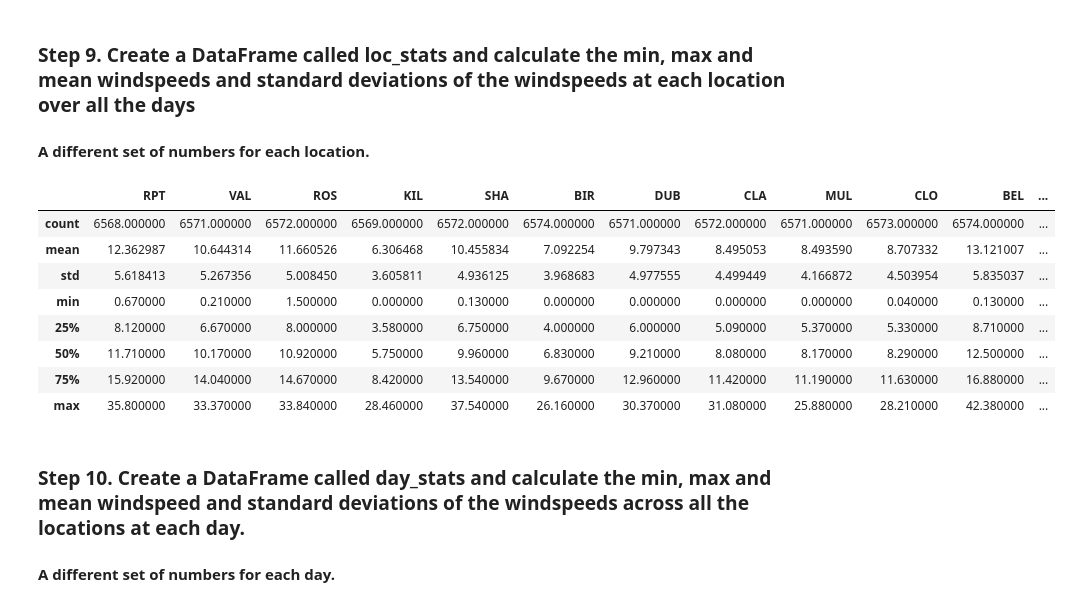
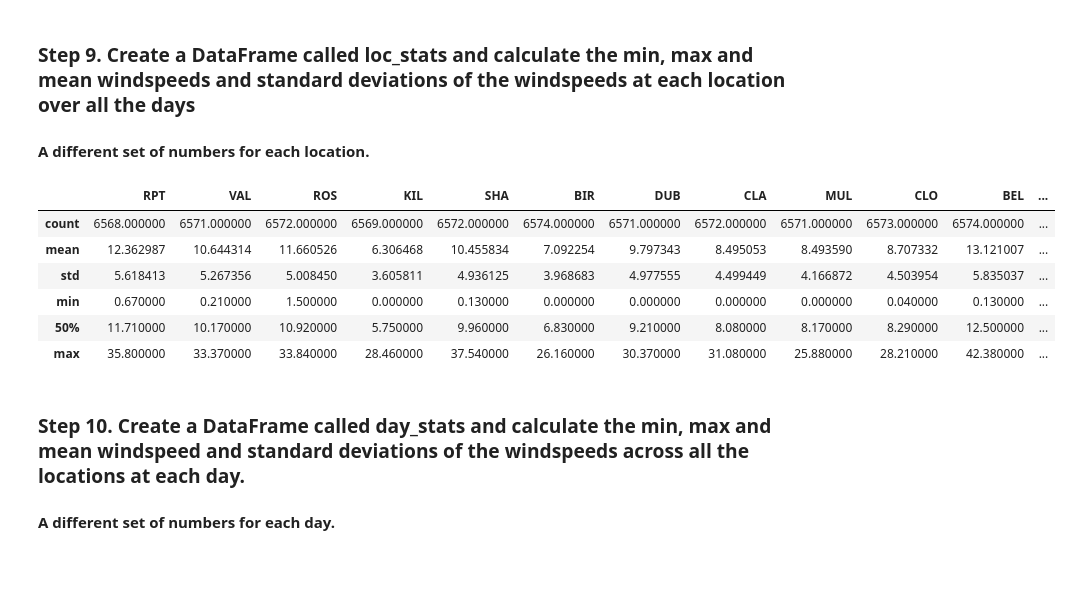
Before and after one commit to larissagabriela/octos-academy, a Jupyter notebook: 02. Data Handling/Exercises/06_Stats/Wind_Stats/Exercises.ipynb, the cells around one changed output. Cells and saved outputs as stored; diff of their text form; code cells hidden in the pictures; blank space fills up the shorter version.

```diff
--- a/02. Data Handling/Exercises/06_Stats/Wind_Stats/Exercises.ipynb
+++ b/02. Data Handling/Exercises/06_Stats/Wind_Stats/Exercises.ipynb
@@ -132,15 +133,13 @@ loc_stats = data.describe()
-# %%
-loc_stats
-# %% [output]
-|  | RPT | VAL | ROS | KIL | SHA | BIR | DUB | CLA | MUL | CLO | BEL | ... |
-| count | 6568.000000 | 6571.000000 | 6572.000000 | 6569.000000 | 6572.000000 | 6574.000000 | 6571.000000 | 6572.000000 | 6571.000000 | 6573.000000 | 6574.000000 | ... |
-| mean | 12.362987 | 10.644314 | 11.660526 | 6.306468 | 10.455834 | 7.092254 | 9.797343 | 8.495053 | 8.493590 | 8.707332 | 13.121007 | ... |
-| std | 5.618413 | 5.267356 | 5.008450 | 3.605811 | 4.936125 | 3.968683 | 4.977555 | 4.499449 | 4.166872 | 4.503954 | 5.835037 | ... |
-| min | 0.670000 | 0.210000 | 1.500000 | 0.000000 | 0.130000 | 0.000000 | 0.000000 | 0.000000 | 0.000000 | 0.040000 | 0.130000 | ... |
-| 25% | 8.120000 | 6.670000 | 8.000000 | 3.580000 | 6.750000 | 4.000000 | 6.000000 | 5.090000 | 5.370000 | 5.330000 | 8.710000 | ... |
-| 50% | 11.710000 | 10.170000 | 10.920000 | 5.750000 | 9.960000 | 6.830000 | 9.210000 | 8.080000 | 8.170000 | 8.290000 | 12.500000 | ... |
-| 75% | 15.920000 | 14.040000 | 14.670000 | 8.420000 | 13.540000 | 9.670000 | 12.960000 | 11.420000 | 11.190000 | 11.630000 | 16.880000 | ... |
-| max | 35.800000 | 33.370000 | 33.840000 | 28.460000 | 37.540000 | 26.160000 | 30.370000 | 31.080000 | 25.880000 | 28.210000 | 42.380000 | ... |
+# %%
+data.describe(percentiles = [])
+# %% [output]
+|  | RPT | VAL | ROS | KIL | SHA | BIR | DUB | CLA | MUL | CLO | BEL | ... |
+| count | 6568.000000 | 6571.000000 | 6572.000000 | 6569.000000 | 6572.000000 | 6574.000000 | 6571.000000 | 6572.000000 | 6571.000000 | 6573.000000 | 6574.000000 | ... |
+| mean | 12.362987 | 10.644314 | 11.660526 | 6.306468 | 10.455834 | 7.092254 | 9.797343 | 8.495053 | 8.493590 | 8.707332 | 13.121007 | ... |
+| std | 5.618413 | 5.267356 | 5.008450 | 3.605811 | 4.936125 | 3.968683 | 4.977555 | 4.499449 | 4.166872 | 4.503954 | 5.835037 | ... |
+| min | 0.670000 | 0.210000 | 1.500000 | 0.000000 | 0.130000 | 0.000000 | 0.000000 | 0.000000 | 0.000000 | 0.040000 | 0.130000 | ... |
+| 50% | 11.710000 | 10.170000 | 10.920000 | 5.750000 | 9.960000 | 6.830000 | 9.210000 | 8.080000 | 8.170000 | 8.290000 | 12.500000 | ... |
+| max | 35.800000 | 33.370000 | 33.840000 | 28.460000 | 37.540000 | 26.160000 | 30.370000 | 31.080000 | 25.880000 | 28.210000 | 42.380000 | ... |
 # %% [markdown]
 ### Step 10. Create a DataFrame called day_stats and calculate the min, max and mean windspeed and standard deviations of the windspeeds across all the locations at each day.
 
```
Also changed, not shown: parts of 11 cells of this notebook.
